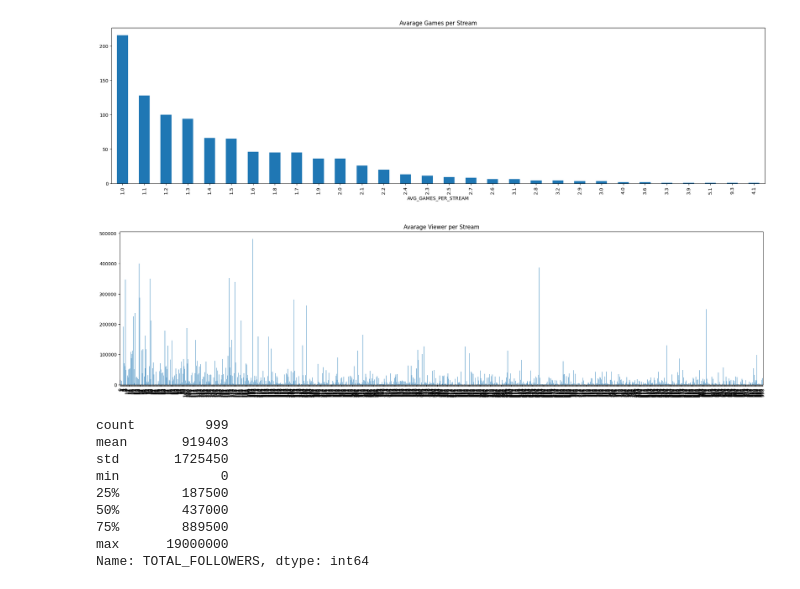
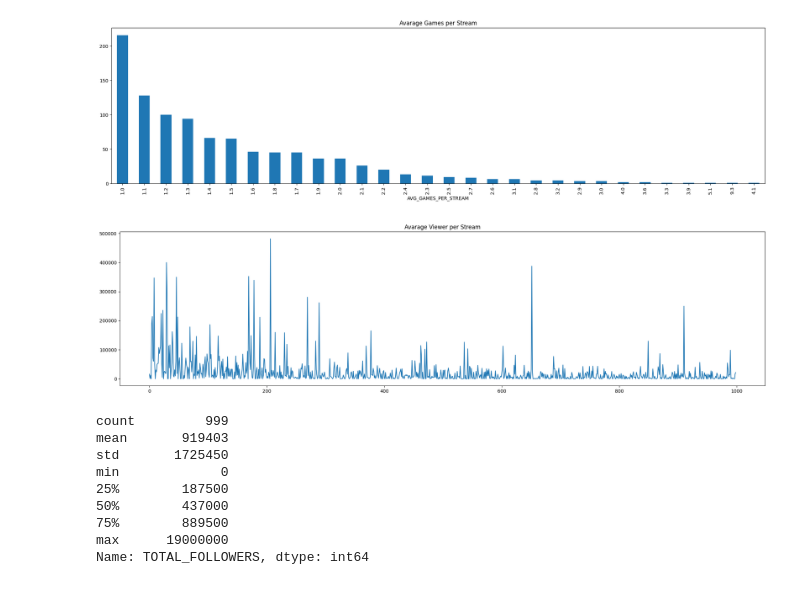
Before and after one commit to Mu5enna/Top1000TwitchStreamer_DataAnalysis, a Jupyter notebook: analysis.ipynb, the cells around one changed output. Drawn from its saved outputs; the diff is of its cells as text; code cells hidden in the pictures.

```diff
--- a/analysis.ipynb
+++ b/analysis.ipynb
@@ -421,9 +451,9 @@ n_df["AVG_GAMES_PER_STREAM"].value_counts().plot.bar().set_title("Avarage Games
 [figure]
 # %%
 plt.figure(figsize=(25,6))
-n_df["AVG_VIEWERS_PER_STREAM"].plot.bar().set_title("Avarage Viewer per Stream");
+n_df["AVG_VIEWERS_PER_STREAM"].plot.line().set_title("Avarage Viewer per Stream");
 # %% [output]
-[figure, old version]
+[figure, new version]
 # %%
 n_df["TOTAL_FOLLOWERS"].describe().astype("int64")
 # %% [output]
```
Also changed, not shown: parts of 29 cells of this notebook.
